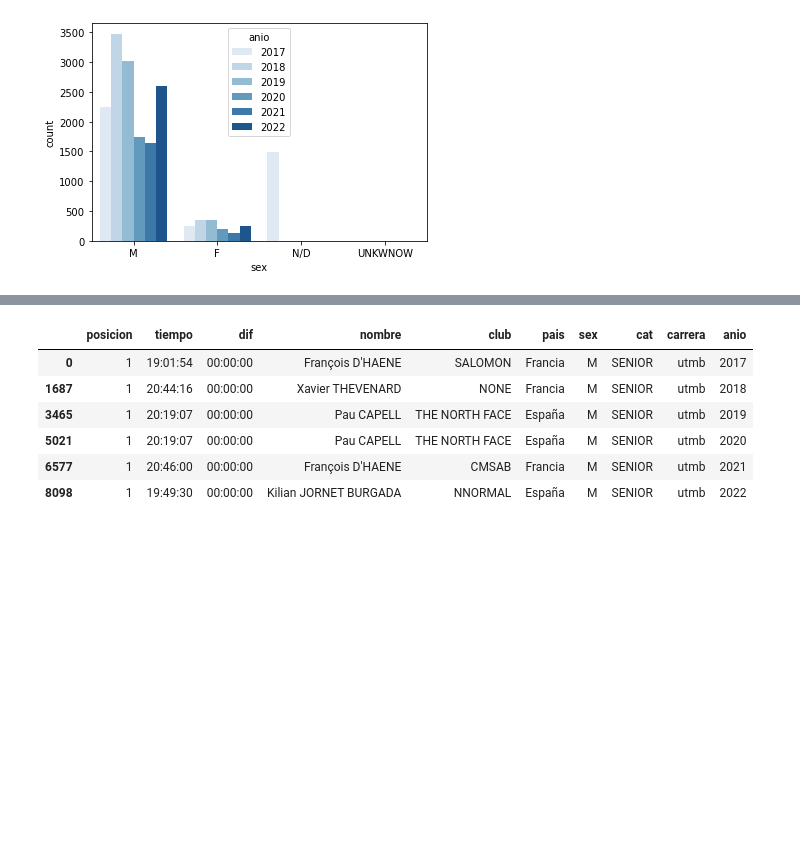
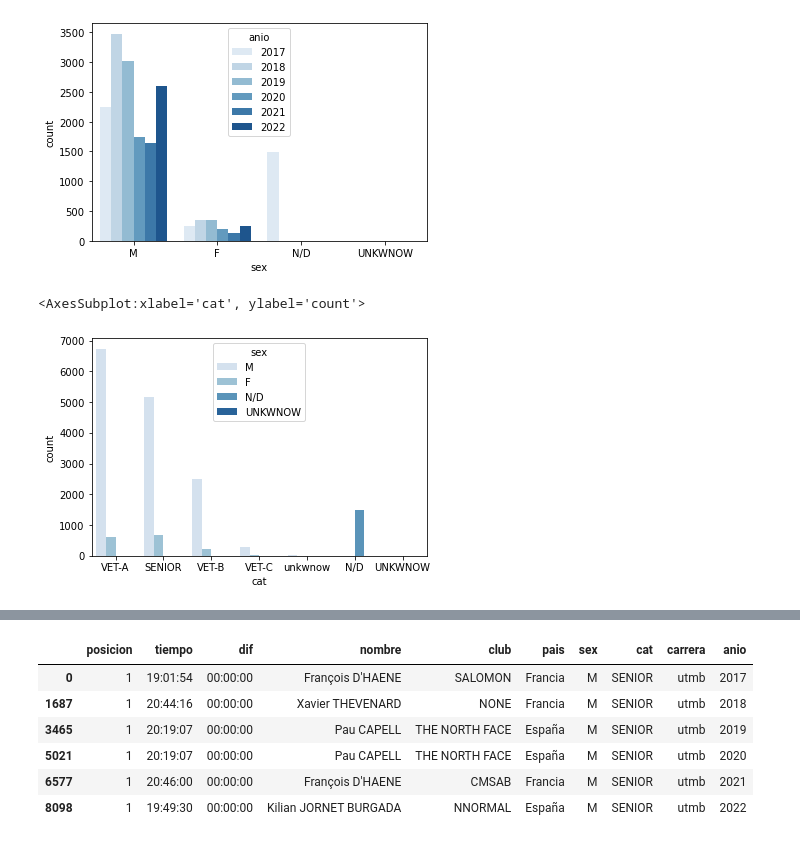
Before and after one commit to SergioSuarezgh/ETL_TrailRunning, a Jupyter notebook: src/planos.ipynb, the cells around one changed output, grey strips where cells are left out. Saved outputs shown, nothing was run; the diff lists cells and outputs as text; code cells hidden in the pictures; blank space fills up the shorter version.

```diff
--- a/src/planos.ipynb
+++ b/src/planos.ipynb
@@ -5,6 +5,8 @@ import pylab as plt
 import seaborn as sns
 import pandas as pd
 import matplotlib.pyplot as plt
+
+plt.rcParams['figure.figsize']=(17, 8)
 # %%
 blue=pd.read_csv('../data/bluetrail/bluetrail.csv')
 haria=pd.read_csv('../data/haria/haria_final.csv')
@@ -20,6 +22,11 @@ sns.countplot(x=total.sex, palette='Blues', hue=total.anio)
 # %% [output]
 <AxesSubplot:xlabel='sex', ylabel='count'>
 [figure]
+# %%
+sns.countplot(x=total.cat, palette='Blues', hue=total.sex)
+# %% [output]
+<AxesSubplot:xlabel='cat', ylabel='count'>
+[figure, added]
 # %%
 mejores=total[(total.posicion<=10) & (total.carrera=='utmb') & (total.sex!='N/D')]
 
```
Also changed, not shown: parts of 1 cell of this notebook, 10 other files.
